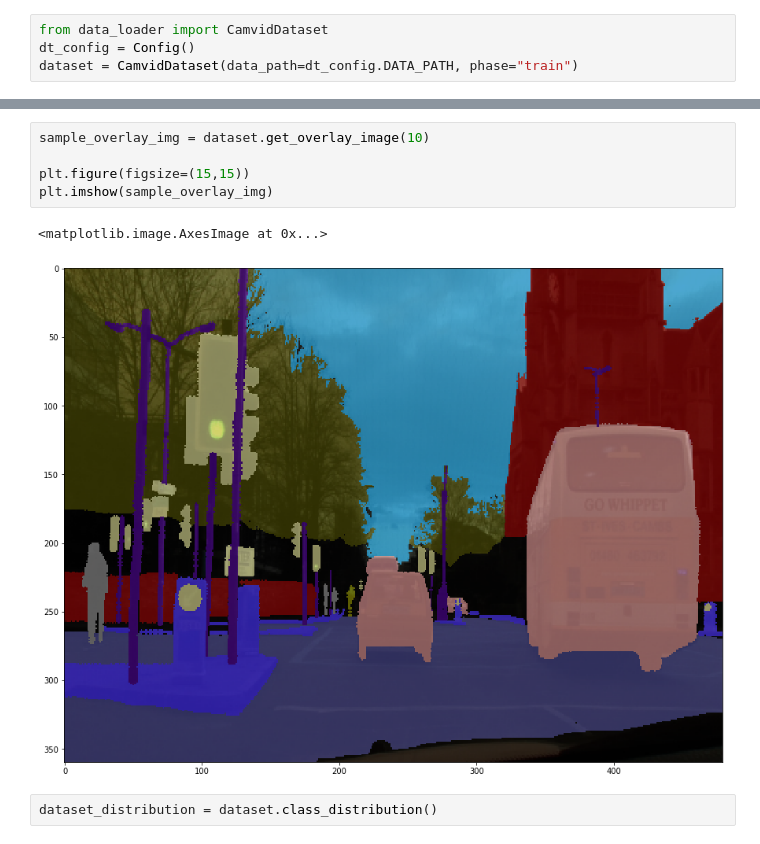
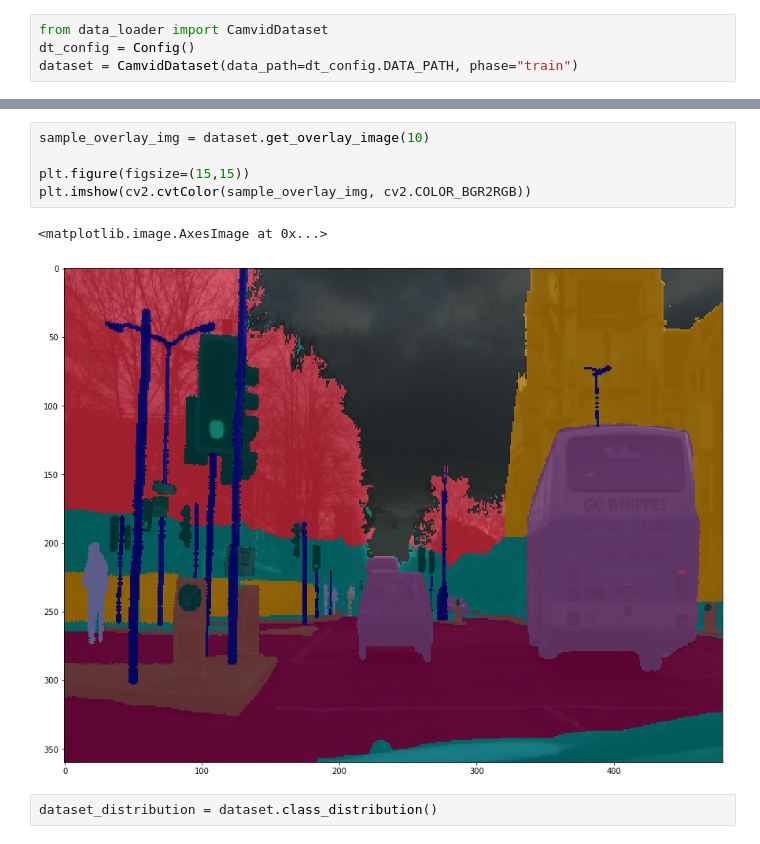
Before and after one commit to xmba15/enet_pytorch, a Jupyter notebook: notebooks/test_visualization.ipynb, the cells around one changed output, grey strips where cells are left out. Drawn from its saved outputs; the diff is of its cells as text.

```diff
--- a/notebooks/test_visualization.ipynb
+++ b/notebooks/test_visualization.ipynb
@@ -30,11 +35,11 @@ plt.imshow(dataset.legend)
 # %%
 sample_overlay_img = dataset.get_overlay_image(10)
 
 plt.figure(figsize=(15,15))
-plt.imshow(sample_overlay_img)
+plt.imshow(cv2.cvtColor(sample_overlay_img, cv2.COLOR_BGR2RGB))
 # %% [output]
 <matplotlib.image.AxesImage at 0x...>
-[figure, old version]
+[figure, new version]
 # %%
 dataset_distribution = dataset.class_distribution()
 # %%
```
Also changed, not shown: parts of 5 cells of this notebook, 2 other files.
